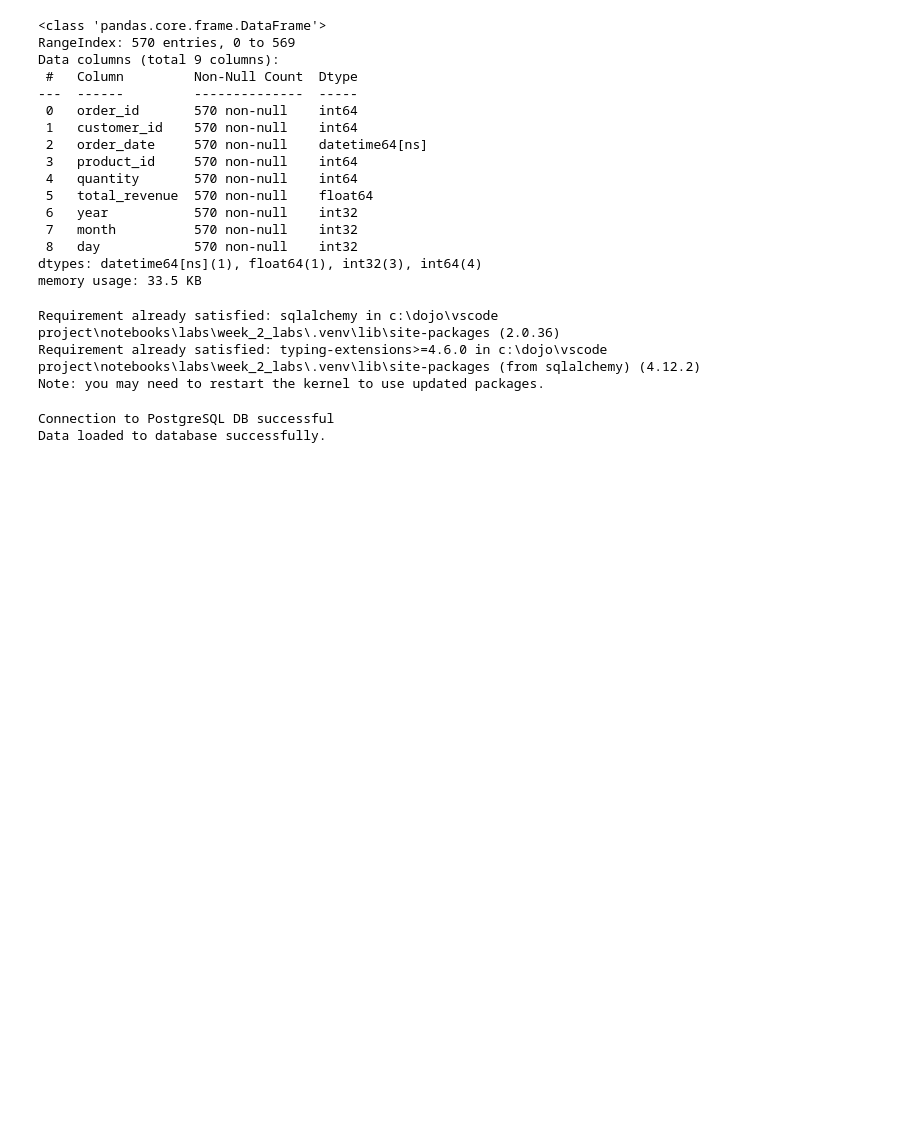
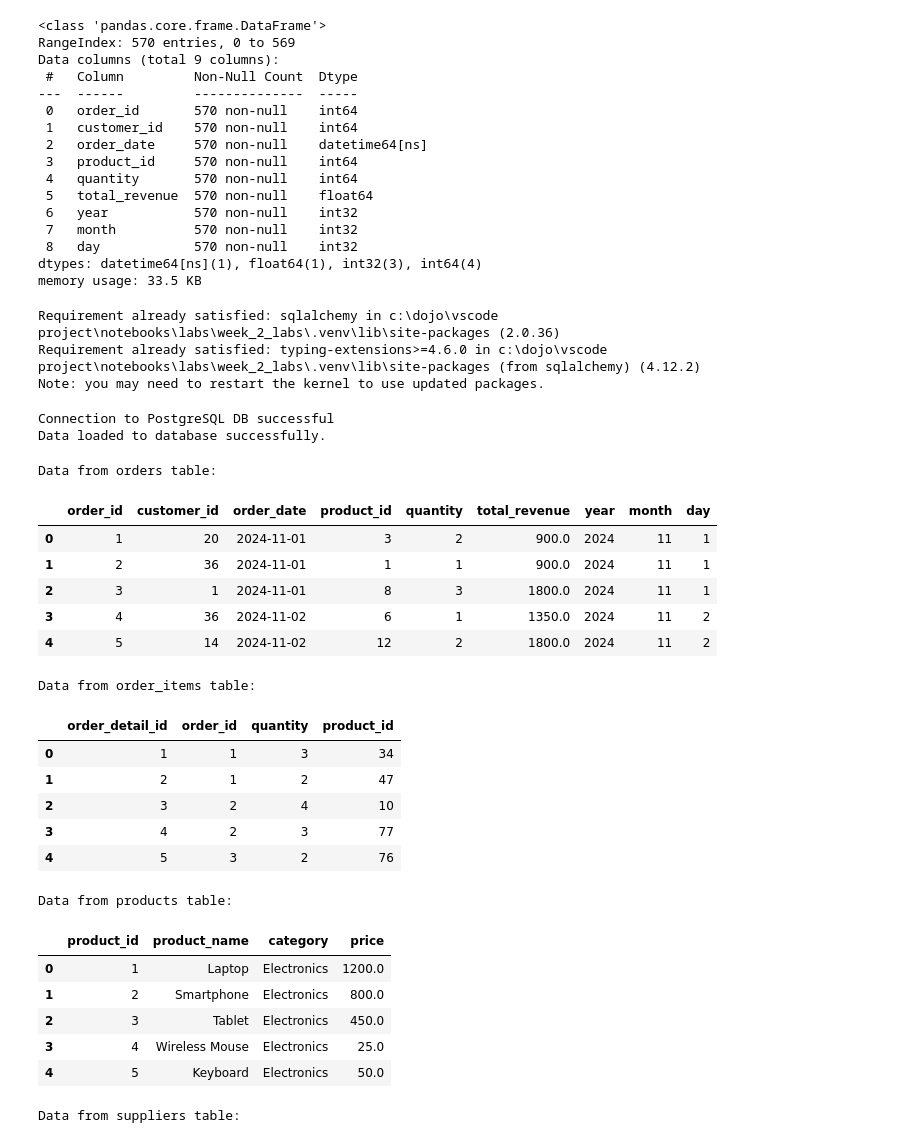
Before and after one commit to Prince-K-cmd/week2-lab, a Jupyter notebook: Lab_Exercises/lab_exercise_1.ipynb, the cells around one changed output. Saved outputs shown, nothing was run; the diff lists cells and outputs as text; code cells hidden in the pictures; blank space fills up the shorter version.

Commit message:
Query database to get sample data from tables

```diff
--- a/Lab_Exercises/lab_exercise_1.ipynb
+++ b/Lab_Exercises/lab_exercise_1.ipynb
@@ -503,0 +531,56 @@ Data loaded to database successfully.
+# %%
+# Querying the database to see some data
+host = 'localhost'
+port = '5432'
+dbname = 'shop_ease_db'
+user = 'postgres'
+password = '#Post1'
+
+# Create connection to the database
+engine = create_engine(f"postgresql+psycopg://{user}:{password}@{host}:{port}/{dbname}")
+
+# Querying the database
+with engine.connect() as conn:
+    query = "SELECT * FROM orders"
+
+    print("Data from orders table:")
+    c_orders_data_df = pd.read_sql(query, conn)
+    display(c_orders_data_df.head())
+
+    print("Data from order_items table:")
+    query = "SELECT * FROM order_items"
+    c_order_item_data_df = pd.read_sql(query, conn)
+    display(c_order_item_data_df.head())
+
+    print("Data from products table:")
+    query = "SELECT * FROM products"
+    c_products_data_df = pd.read_sql(query, conn)
+    display(c_products_data_df.head())
+
+    print("Data from suppliers table:")
+    query = "SELECT * FROM suppliers"
+    c_suppliers_data_df = pd.read_sql(query, conn)
+    display(c_suppliers_data_df.head())
+# %% [output]
+Data from orders table:
+|  | order_id | customer_id | order_date | product_id | quantity | total_revenue | year | month | day |
+| 0 | 1 | 20 | 2024-11-01 | 3 | 2 | 900.0 | 2024 | 11 | 1 |
+| 1 | 2 | 36 | 2024-11-01 | 1 | 1 | 900.0 | 2024 | 11 | 1 |
+| 2 | 3 | 1 | 2024-11-01 | 8 | 3 | 1800.0 | 2024 | 11 | 1 |
+| 3 | 4 | 36 | 2024-11-02 | 6 | 1 | 1350.0 | 2024 | 11 | 2 |
+| 4 | 5 | 14 | 2024-11-02 | 12 | 2 | 1800.0 | 2024 | 11 | 2 |
+Data from order_items table:
+|  | order_detail_id | order_id | quantity | product_id |
+| 0 | 1 | 1 | 3 | 34 |
+| 1 | 2 | 1 | 2 | 47 |
+| 2 | 3 | 2 | 4 | 10 |
+| 3 | 4 | 2 | 3 | 77 |
+| 4 | 5 | 3 | 2 | 76 |
+Data from products table:
+|  | product_id | product_name | category | price |
+| 0 | 1 | Laptop | Electronics | 1200.0 |
+| 1 | 2 | Smartphone | Electronics | 800.0 |
+| 2 | 3 | Tablet | Electronics | 450.0 |
+| 3 | 4 | Wireless Mouse | Electronics | 25.0 |
+| 4 | 5 | Keyboard | Electronics | 50.0 |
+Data from suppliers table:
```
Also changed, not shown: parts of 3 cells of this notebook.
